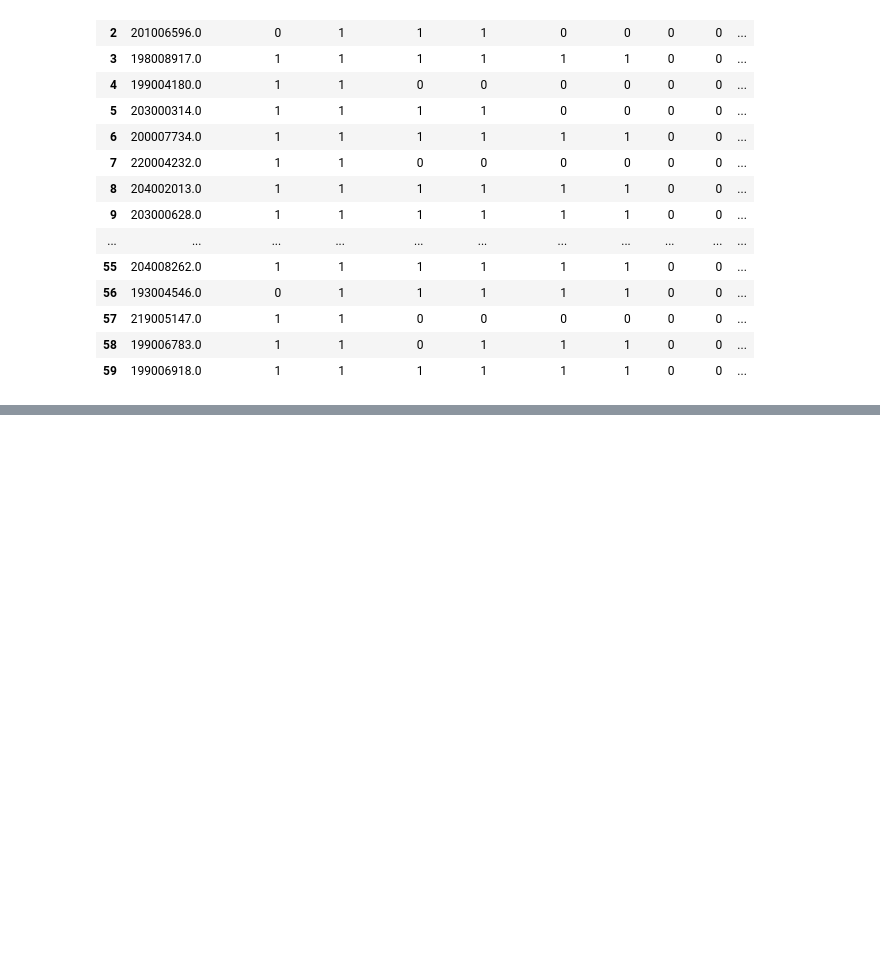
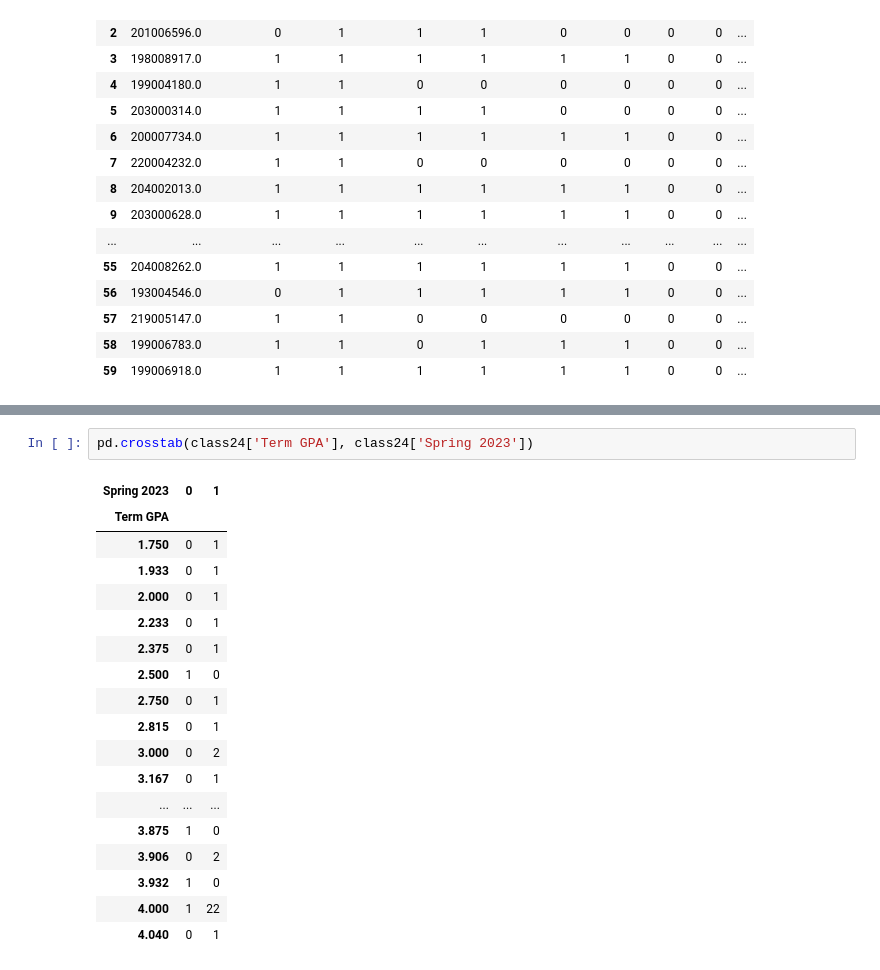
Before and after one commit to BrianKEverett/County-Line, a Jupyter notebook: C24_Review.ipynb, the cells around one changed output, grey strips where cells are left out. Drawn from its saved outputs; the diff is of its cells as text; blank space fills up the shorter version.

```diff
--- a/C24_Review.ipynb
+++ b/C24_Review.ipynb
@@ -183,0 +216,21 @@ class24
+# %%
+pd.crosstab(class24['Term GPA'], class24['Spring 2023'])
+# %% [output]
+| Spring 2023 | 0 | 1 |
+| Term GPA |  |  |
+| 1.750 | 0 | 1 |
+| 1.933 | 0 | 1 |
+| 2.000 | 0 | 1 |
+| 2.233 | 0 | 1 |
+| 2.375 | 0 | 1 |
+| 2.500 | 1 | 0 |
+| 2.750 | 0 | 1 |
+| 2.815 | 0 | 1 |
+| 3.000 | 0 | 2 |
+| 3.167 | 0 | 1 |
+| ... | ... | ... |
+| 3.875 | 1 | 0 |
+| 3.906 | 0 | 2 |
+| 3.932 | 1 | 0 |
+| 4.000 | 1 | 22 |
+| 4.040 | 0 | 1 |
```
Also changed, not shown: parts of 11 cells of this notebook.
